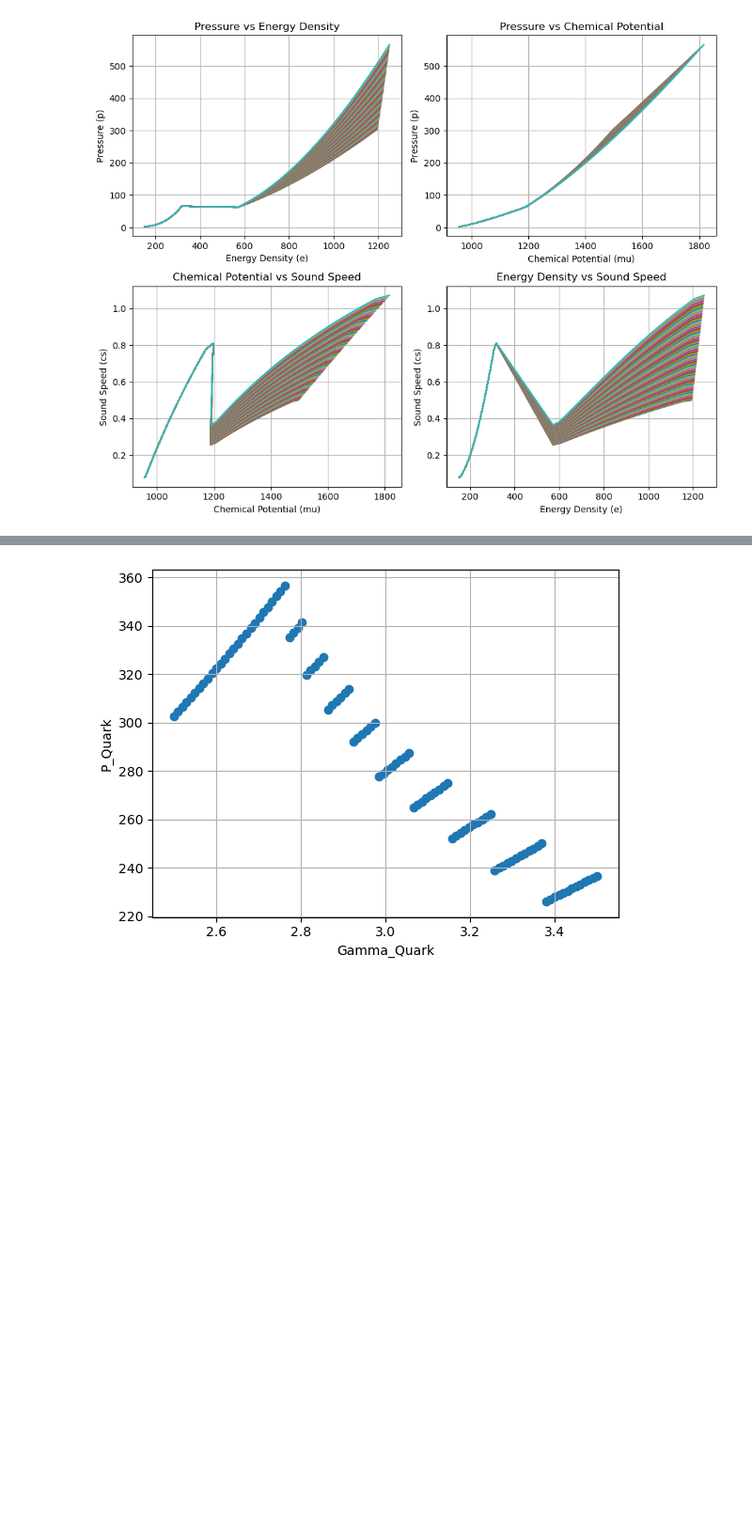
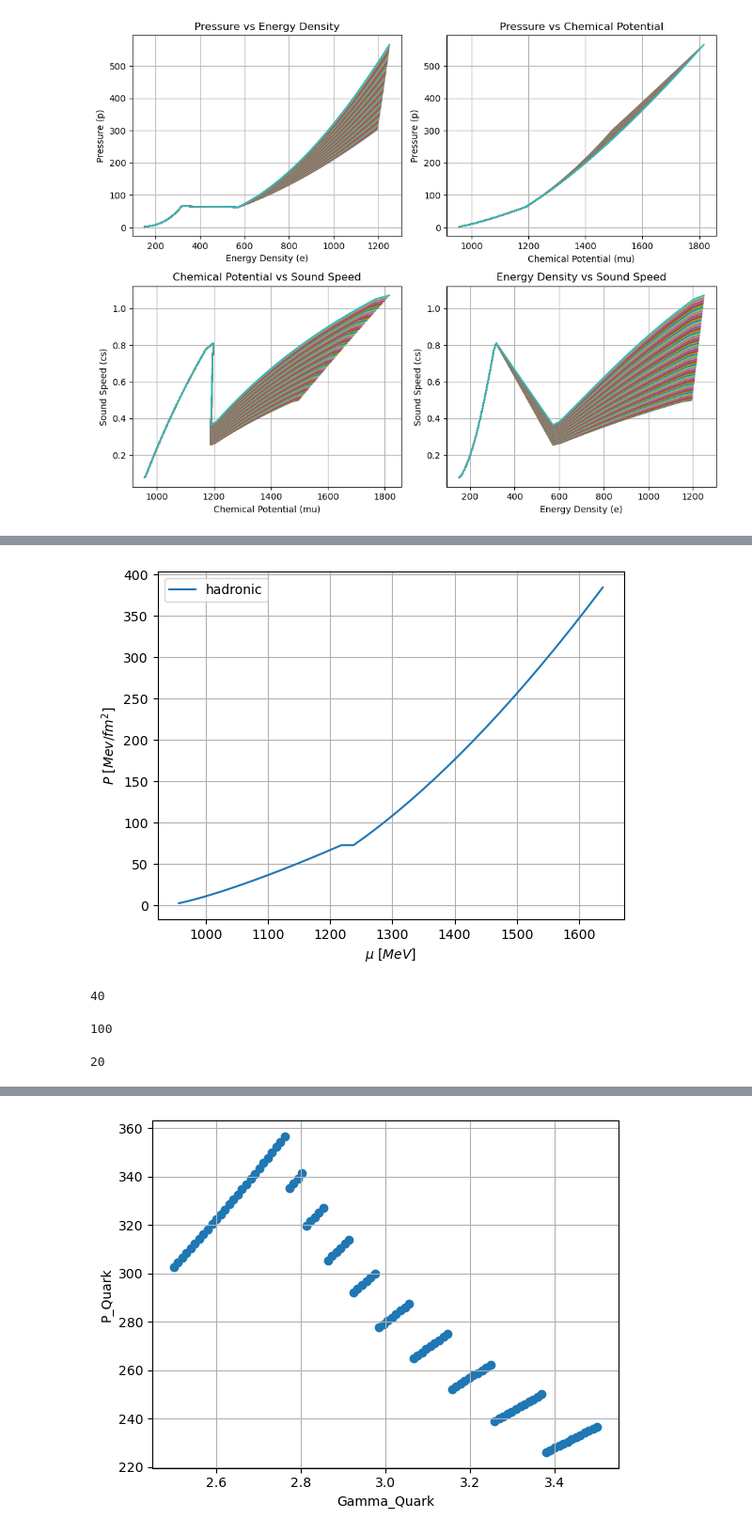
Before and after one commit to katta626/Phase_Transition, a Jupyter notebook: code/Quadraticfit/relation.ipynb, the cells around one changed output, grey strips where cells are left out. Shown: that part at 94% size. Cells and saved outputs as stored; diff of their text form; code cells hidden in the pictures; blank space fills up the shorter version.

```diff
--- a/code/Quadraticfit/relation.ipynb
+++ b/code/Quadraticfit/relation.ipynb
@@ -118,3 +212,16 @@ plt.show()
+# %%
+plt.plot(mu_total[10], p_total[10], label = "hadronic")
+
+plt.xlabel(r"$\mu \ [MeV]$")
+plt.ylabel(r"$P \ [Mev/fm^2]$")
+plt.legend()
+plt.grid()
+# %% [output]
+[figure, added]
+# %%
+len(p_total[0])
+# %% [output]
+40
 # %%
 P_crit_1 = p*(1+0.01)
 P_crit_2 = p*(1+0.3)
@@ -209,6 +316,14 @@ for index in range(len(mu_total)):
     P_all_1.append(P_optimal[0])
     P_max_points.append(min_distance_points[index])
     P_max_points_1.append(min_distance_points[0])
+# %%
+len(Gam_quark)
+# %% [output]
+100
+# %%
+len(P_all_1)
+# %% [output]
+20
 # %%
 plt.scatter(Gam_quark,P_all_1);
 plt.grid();
```
Also changed, not shown: parts of 3 cells of this notebook, 2 other files.
